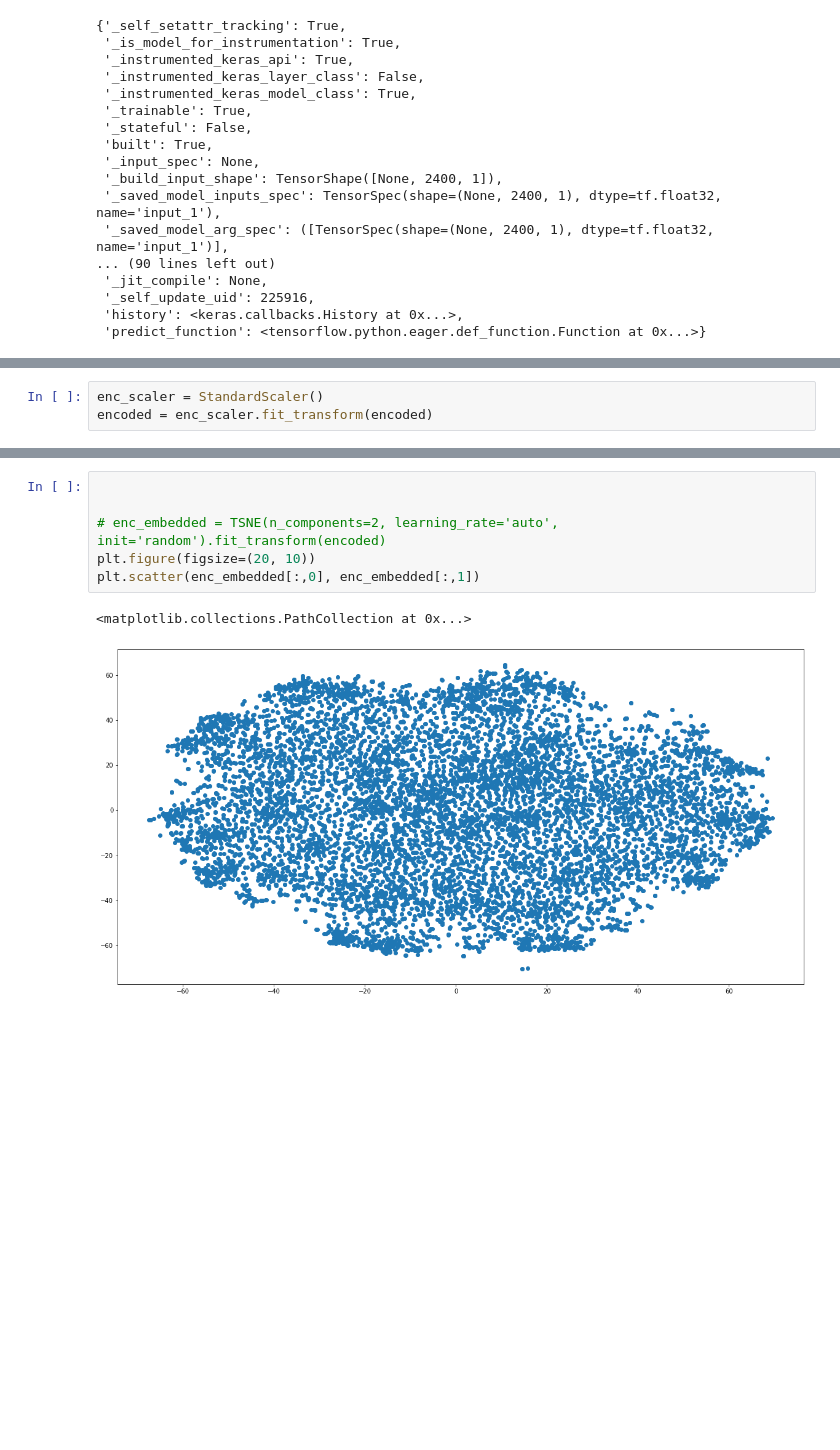
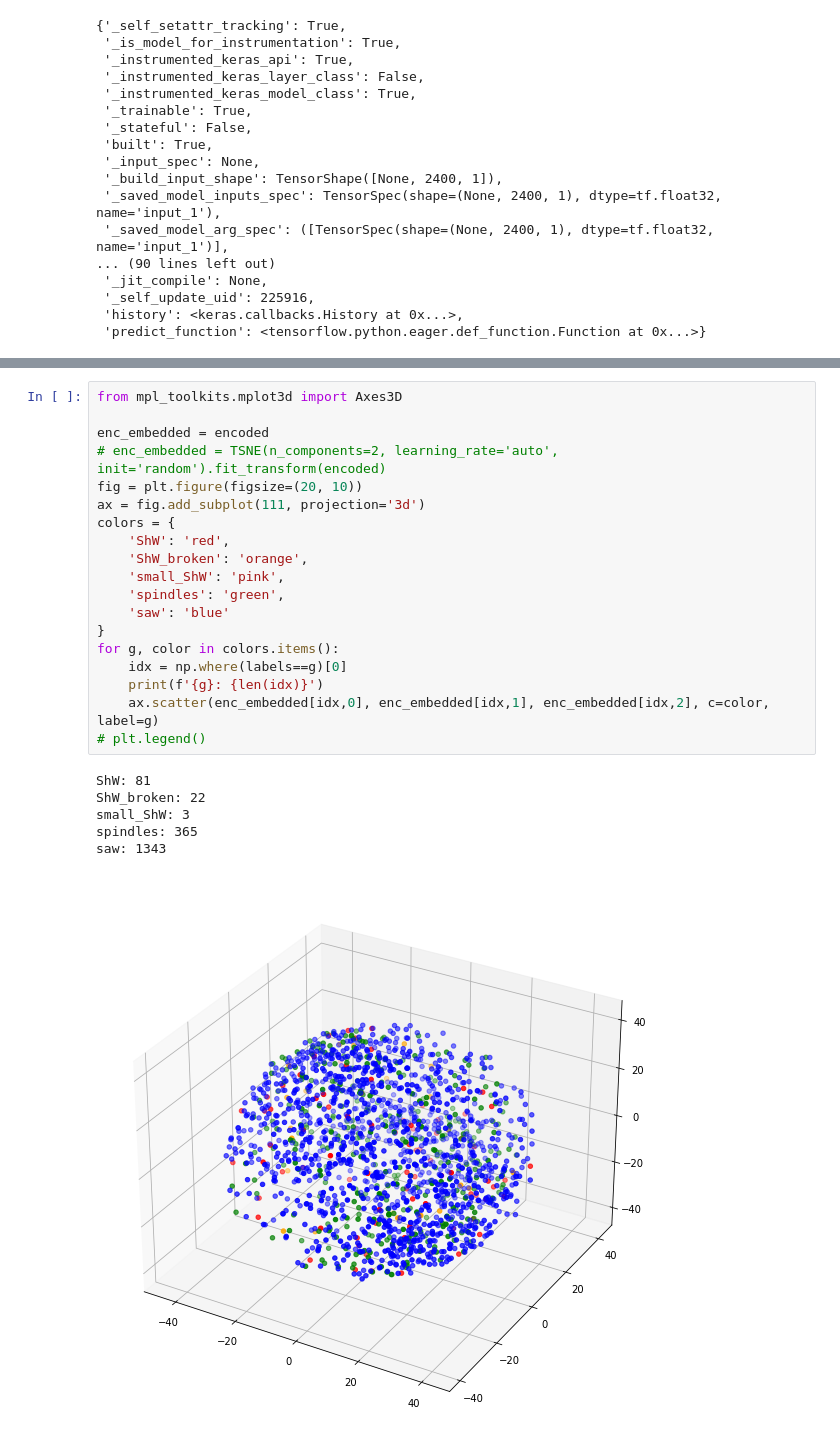
Before and after one commit to regevti/lfp_clustering, a Jupyter notebook: notebooks/autoencoder.ipynb, the cells around one changed output, grey strips where cells are left out. Drawn from its saved outputs; the diff is of its cells as text; blank space fills up the shorter version.

```diff
--- a/notebooks/autoencoder.ipynb
+++ b/notebooks/autoencoder.ipynb
@@ -316,3 +185,0 @@ encoded.shape
-# %%
-enc_scaler = StandardScaler()
-encoded = enc_scaler.fit_transform(encoded)
@@ -333,9 +186,26 @@ Estimated number of noise points: 7436
-# %%
-
-
-# enc_embedded = TSNE(n_components=2, learning_rate='auto', init='random').fit_transform(encoded)
-plt.figure(figsize=(20, 10))
-plt.scatter(enc_embedded[:,0], enc_embedded[:,1])
-# %% [output]
-<matplotlib.collections.PathCollection at 0x...>
-[figure, removed]
+# %%
+from mpl_toolkits.mplot3d import Axes3D
+
+enc_embedded = encoded
+# enc_embedded = TSNE(n_components=2, learning_rate='auto', init='random').fit_transform(encoded)
+fig = plt.figure(figsize=(20, 10))
+ax = fig.add_subplot(111, projection='3d')
+colors = {
+    'ShW': 'red',
+    'ShW_broken': 'orange',
+    'small_ShW': 'pink',
+    'spindles': 'green',
+    'saw': 'blue'
+}
+for g, color in colors.items():
+    idx = np.where(labels==g)[0]
+    print(f'{g}: {len(idx)}')
+    ax.scatter(enc_embedded[idx,0], enc_embedded[idx,1], enc_embedded[idx,2], c=color, label=g)
+# plt.legend()
+# %% [output]
+ShW: 81
+ShW_broken: 22
+small_ShW: 3
+spindles: 365
+saw: 1343
+[figure, added]
```
Also changed, not shown: parts of 26 cells of this notebook, 3 other files.
